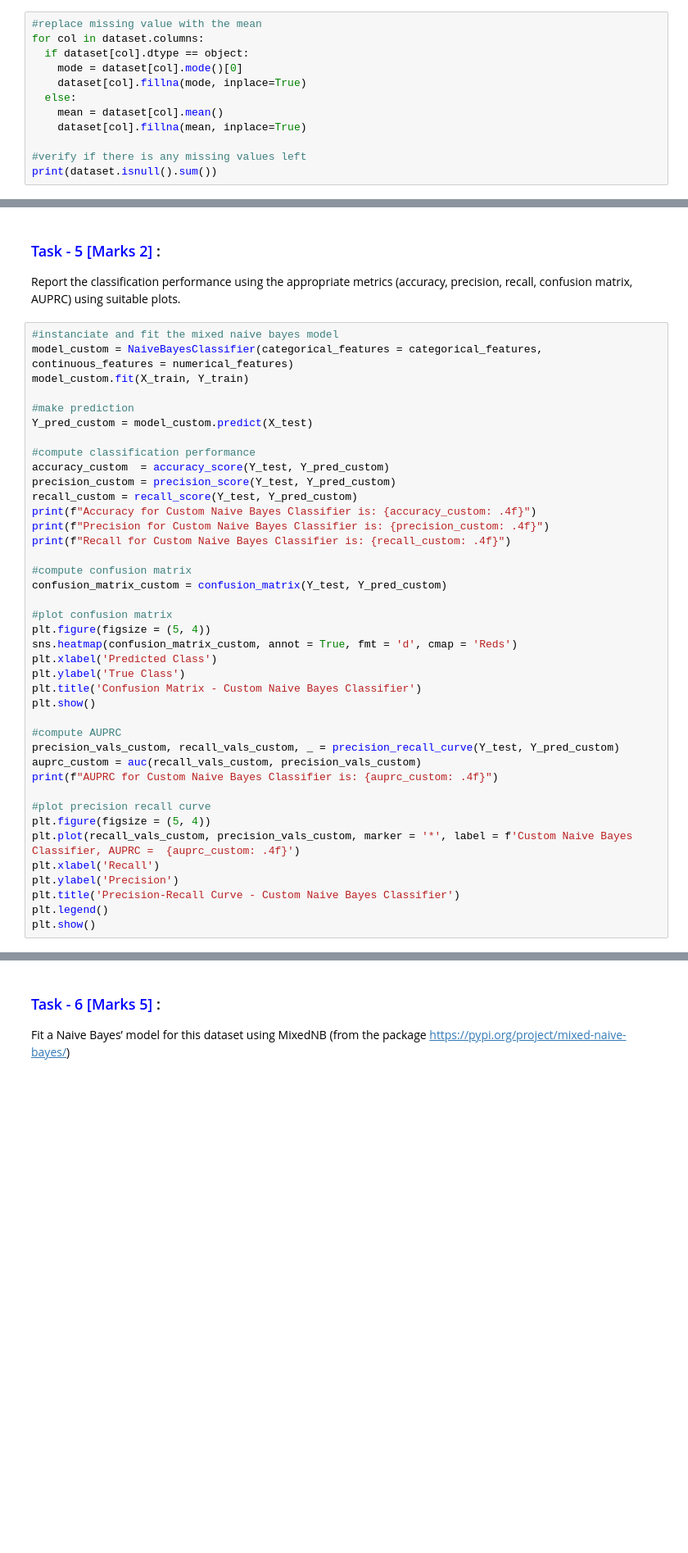
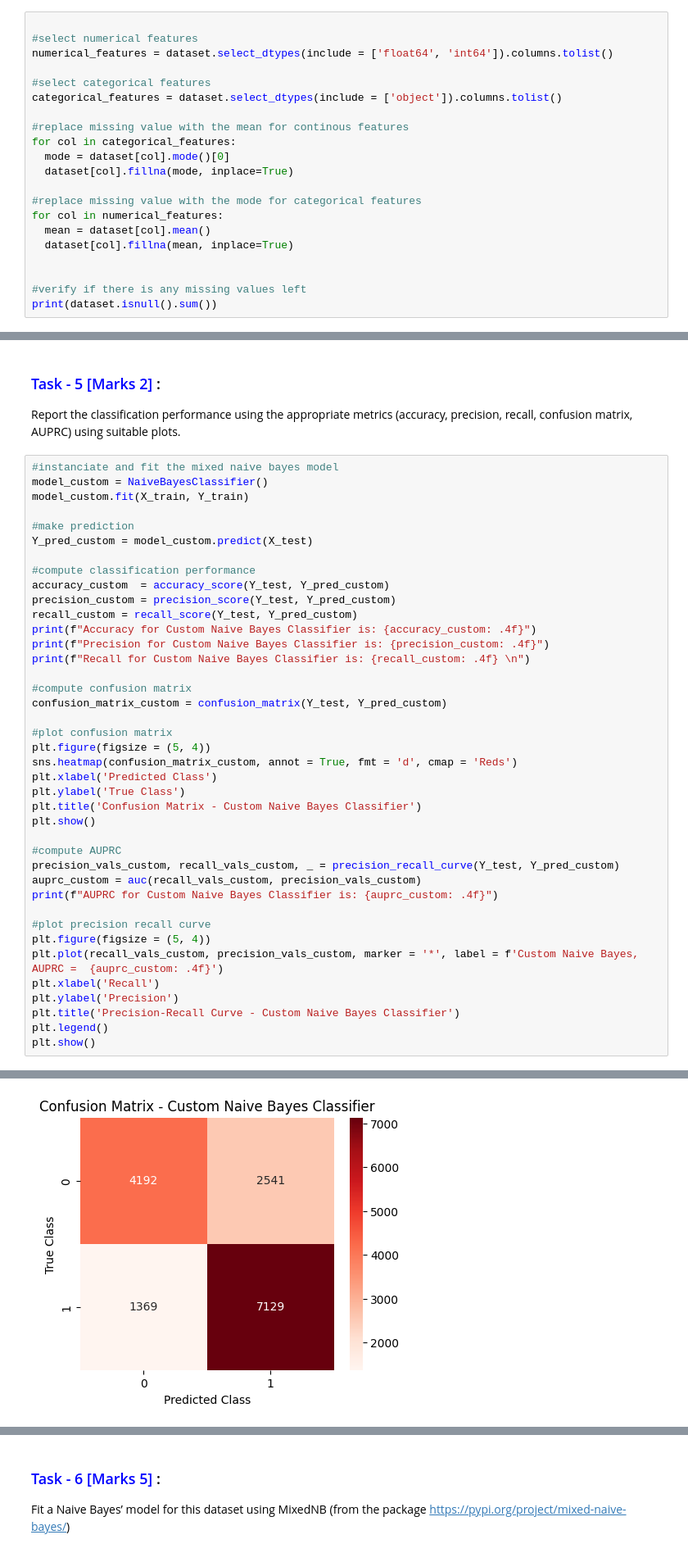
Before and after one commit to NehaKumari500092077/Machine-Learning-Lab, a Jupyter notebook: Session_4_Assignments.ipynb, the cells around one changed output, grey strips where cells are left out. Shown at 82% size. Drawn from its saved outputs; the diff is of its cells as text; blank space fills up the shorter version.

```diff
--- a/Session_4_Assignments.ipynb
+++ b/Session_4_Assignments.ipynb
@@ -84,14 +85,23 @@ habitat                     0
 season                      0
 dtype: int64
 # %%
-#replace missing value with the mean
-for col in dataset.columns:
-  if dataset[col].dtype == object:
-    mode = dataset[col].mode()[0]
-    dataset[col].fillna(mode, inplace=True)
-  else:
-    mean = dataset[col].mean()
-    dataset[col].fillna(mean, inplace=True)
+
+#select numerical features
+numerical_features = dataset.select_dtypes(include = ['float64', 'int64']).columns.tolist()
+
+#select categorical features
+categorical_features = dataset.select_dtypes(include = ['object']).columns.tolist()
+
+#replace missing value with the mean for continous features
+for col in categorical_features:
+  mode = dataset[col].mode()[0]
+  dataset[col].fillna(mode, inplace=True)
+
+#replace missing value with the mode for categorical features
+for col in numerical_features:
+  mean = dataset[col].mean()
+  dataset[col].fillna(mean, inplace=True)
+
 
 #verify if there is any missing values left
 print(dataset.isnull().sum())
@@ -171,7 +275,7 @@ class NaiveBayesClassifier:
 Report the classification performance using the appropriate metrics (accuracy, precision, recall, confusion matrix, AUPRC) using suitable plots.
 # %%
 #instanciate and fit the mixed naive bayes model
-model_custom = NaiveBayesClassifier(categorical_features = categorical_features, continuous_features = numerical_features)
+model_custom = NaiveBayesClassifier()
 model_custom.fit(X_train, Y_train)
 
 #make prediction
@@ -183,7 +287,7 @@ precision_custom = precision_score(Y_test, Y_pred_custom)
 recall_custom = recall_score(Y_test, Y_pred_custom)
 print(f"Accuracy for Custom Naive Bayes Classifier is: {accuracy_custom: .4f}")
 print(f"Precision for Custom Naive Bayes Classifier is: {precision_custom: .4f}")
-print(f"Recall for Custom Naive Bayes Classifier is: {recall_custom: .4f}")
+print(f"Recall for Custom Naive Bayes Classifier is: {recall_custom: .4f} \n")
 
 #compute confusion matrix
 confusion_matrix_custom = confusion_matrix(Y_test, Y_pred_custom)
@@ -203,9 +307,10 @@ print(f"AUPRC for Custom Naive Bayes Classifier is: {auprc_custom: .4f}")
 
 #plot precision recall curve
 plt.figure(figsize = (5, 4))
-plt.plot(recall_vals_custom, precision_vals_custom, marker = '*', label = f'Custom Naive Bayes Classifier, AUPRC =  {auprc_custom: .4f}')
+plt.plot(recall_vals_custom, precision_vals_custom, marker = '*', label = f'Custom Naive Bayes, AUPRC =  {auprc_custom: .4f}')
 plt.xlabel('Recall')
 plt.ylabel('Precision')
 plt.title('Precision-Recall Curve - Custom Naive Bayes Classifier')
 plt.legend()
 plt.show()
+# %% [output]
@@ -211,0 +320 @@ plt.show()
+[figure, added]
```
Also changed, not shown: parts of 7 cells of this notebook.
